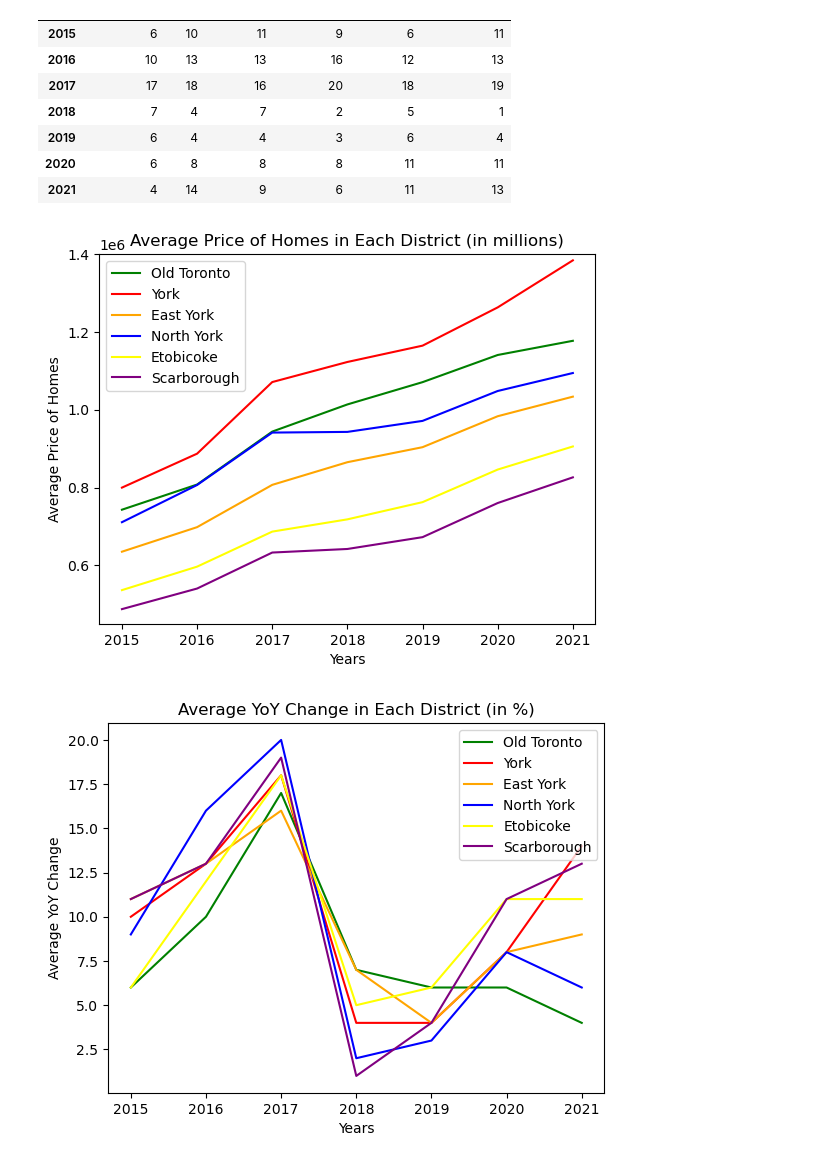
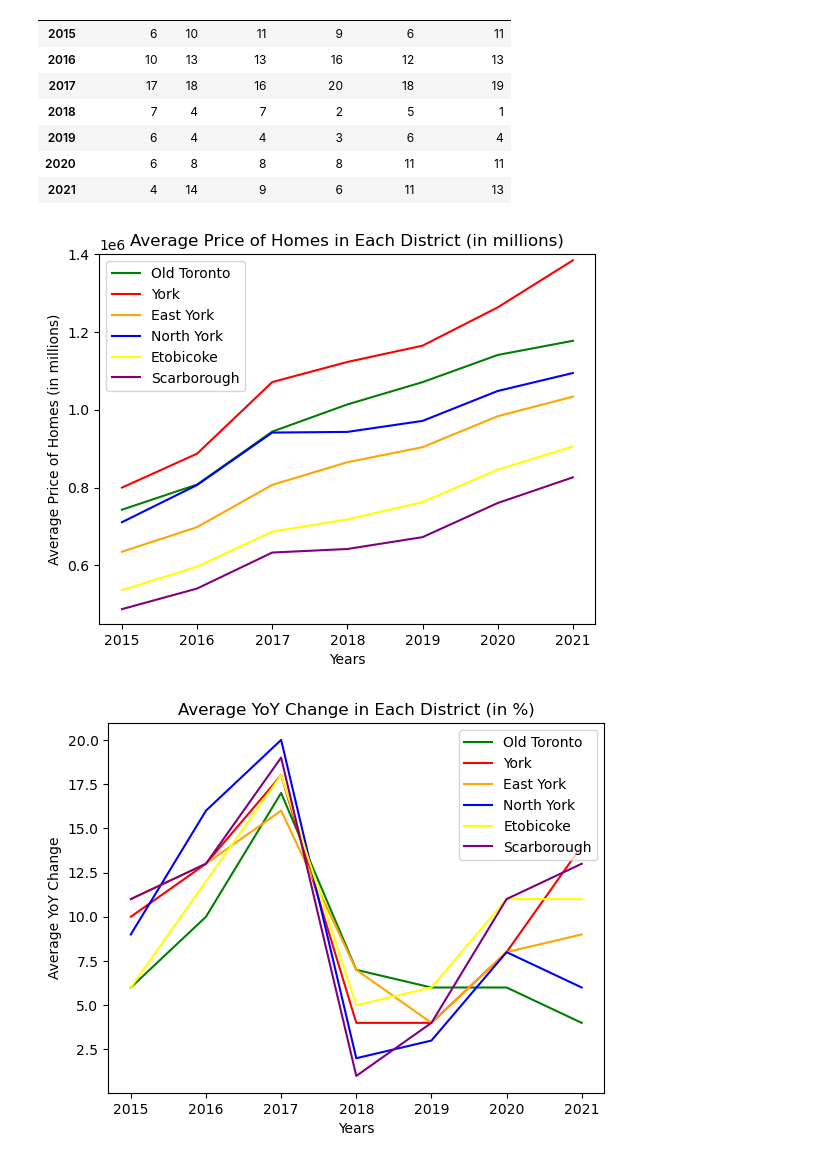
Before and after one commit to C-Moore00/project-1-group-3, a Jupyter notebook: HousingPrices_starter_Gurpal.ipynb, the cells around one changed output. Drawn from its saved outputs; the diff is of its cells as text; code cells hidden in the pictures.

```diff
--- a/HousingPrices_starter_Gurpal.ipynb
+++ b/HousingPrices_starter_Gurpal.ipynb
@@ -280,35 +280,35 @@ avgyoy_per_district.to_csv(r"C:\Users\gurpa\Documents\GitHub\project-1-group-3\a
 # %%
 #Plotting Data for Average Prices Per District
 
 #set new variables for each district from new dataframe
 old_toronto_price = avgprices_per_district["Old Toronto"]
 york_price = avgprices_per_district["York"]
 east_york_price = avgprices_per_district["East York"]
 north_york_price = avgprices_per_district["North York"]
 etobicoke_price = avgprices_per_district["Etobicoke"]
 scarborough_price = avgprices_per_district["Scarborough"]
 
 #Create a Plot Graph
 plt.plot(old_toronto_price, color="green", label="Old Toronto")
 plt.plot(york_price, color="red", label="York")
 plt.plot(east_york_price, color="orange", label="East York")
 plt.plot(north_york_price, color="blue", label="North York")
 plt.plot(etobicoke_price, color="yellow", label="Etobicoke")
 plt.plot(scarborough_price, color="purple", label="Scarborough")
 plt.legend(loc="best")
 plt.title("Average Price of Homes in Each District (in millions)")
 plt.xlabel("Years")
-plt.ylabel("Average Price of Homes")
+plt.ylabel("Average Price of Homes (in millions)")
 plt.ylim(450000, 1400000)
 
 
 # Save the figure
 plt.savefig("Fig1_Gurpal.png")
 
 #Show Plot
 plt.show()
 # %% [output]
-[figure, old version]
+[figure, new version]
 # %%
 #Plotting Data for Average YoY Per District
 
```
Also changed, not shown: parts of 2 cells of this notebook, 1 other file.
